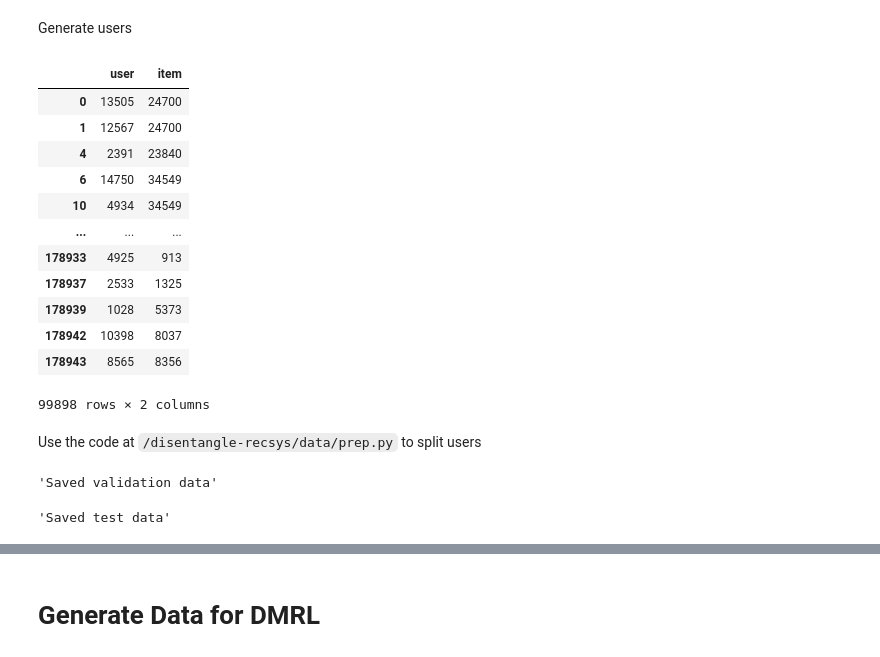
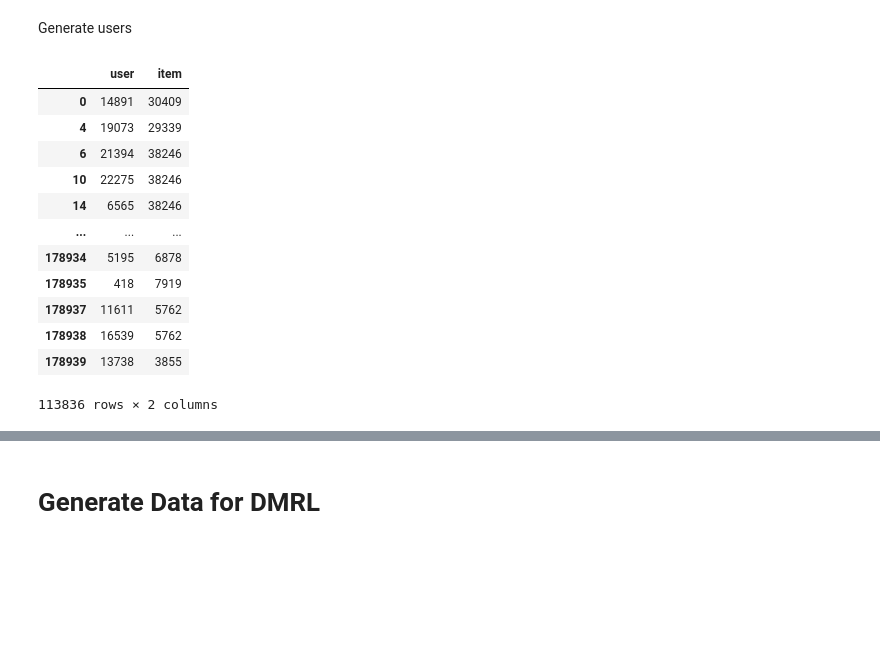
Before and after one commit to igui/Align-MacridVAE-data, a Jupyter notebook: generate_sem-macridVAE-data.ipynb, the cells around one changed output, grey strips where cells are left out. Saved outputs shown, nothing was run; the diff lists cells and outputs as text; code cells hidden in the pictures; blank space fills up the shorter version.

```diff
--- a/generate_sem-macridVAE-data.ipynb
+++ b/generate_sem-macridVAE-data.ipynb
@@ -142,0 +108,3 @@ Length: 22181, dtype: int64
+# %%
+user_ids = generate_unique_ids(reviews_df['reviewerID'])
+user_ids
@@ -160,0 +126,3 @@ Length: 34778, dtype: int64
+# %%
+item_ids = generate_unique_ids(reviews_df['asin'])
+item_ids
@@ -193,0 +144,3 @@ train_reviews
+# %%
+train_reviews, validation_test_reviews = split_train_test_proportion(reviews_df, test_prop=0.4)
+validation_reviews, test_reviews = split_train_test_proportion(validation_test_reviews, test_prop=0.5)
@@ -199,73 +186,28 @@ sem_macrid_item_ids.to_csv(SEM_MACRID_DEST_FOLDER / 'items.txt', header=['item_i
 # %%
 SEMMACRID_NUMERIZED_COMMON_PARAMS = {
-    'uids': sem_macrid_user_ids,
-    'product_ids': sem_macrid_item_ids,
+    'uids': user_ids,
+    'product_ids': item_ids,
     'user_id_column': 'user',
     'product_ids_column': 'item',
     'columns': ['user', 'item']
 }
 
 save_numerized(
     train_reviews,
     dest=SEM_MACRID_DEST_FOLDER / 'train.txt',
     **SEMMACRID_NUMERIZED_COMMON_PARAMS
 )
 # %% [output]
 |  | user | item |
-| 0 | 13505 | 24700 |
-| 1 | 12567 | 24700 |
-| 4 | 2391 | 23840 |
-| 6 | 14750 | 34549 |
-| 10 | 4934 | 34549 |
+| 0 | 14891 | 30409 |
+| 4 | 19073 | 29339 |
+| 6 | 21394 | 38246 |
+| 10 | 22275 | 38246 |
+| 14 | 6565 | 38246 |
 | ... | ... | ... |
-| 178933 | 4925 | 913 |
-| 178937 | 2533 | 1325 |
-| 178939 | 1028 | 5373 |
-| 178942 | 10398 | 8037 |
-| 178943 | 8565 | 8356 |
+| 178934 | 5195 | 6878 |
+| 178935 | 418 | 7919 |
+| 178937 | 11611 | 5762 |
+| 178938 | 16539 | 5762 |
+| 178939 | 13738 | 3855 |
-99898 rows × 2 columns
+113836 rows × 2 columns
-# %% [markdown]
-Use the code at `/disentangle-recsys/data/prep.py` to split users
-# %%
-validation_reviews = sem_macrid_relevant_reviews.loc[
-    sem_macrid_relevant_reviews['reviewerID'].isin(validation_users.index)
-]
-
-validation_train, validation_test = split_train_test_proportion(validation_reviews)
-
-save_numerized(
-    validation_train,
-    dest=SEM_MACRID_DEST_FOLDER / 'valid_tr.txt',
-    **SEMMACRID_NUMERIZED_COMMON_PARAMS
-)
-
-save_numerized(
-    validation_test,
-    dest=SEM_MACRID_DEST_FOLDER / 'valid_te.txt',
-    **SEMMACRID_NUMERIZED_COMMON_PARAMS
-)
-
-'Saved validation data'
-# %% [output]
-'Saved validation data'
-# %%
-test_reviews = sem_macrid_relevant_reviews.loc[
-    sem_macrid_relevant_reviews['reviewerID'].isin(test_users.index)
-]
-test_train, test_test = split_train_test_proportion(test_reviews)
-
-save_numerized(
-    test_train,
-    dest=SEM_MACRID_DEST_FOLDER / 'test_tr.txt',
-    **SEMMACRID_NUMERIZED_COMMON_PARAMS
-)
-
-save_numerized(
-    test_test,
-    dest=SEM_MACRID_DEST_FOLDER / 'test_te.txt',
-    **SEMMACRID_NUMERIZED_COMMON_PARAMS
-)
-
-'Saved test data'
-# %% [output]
-'Saved test data'
```
Also changed, not shown: parts of 37 cells of this notebook, 5 other files.
